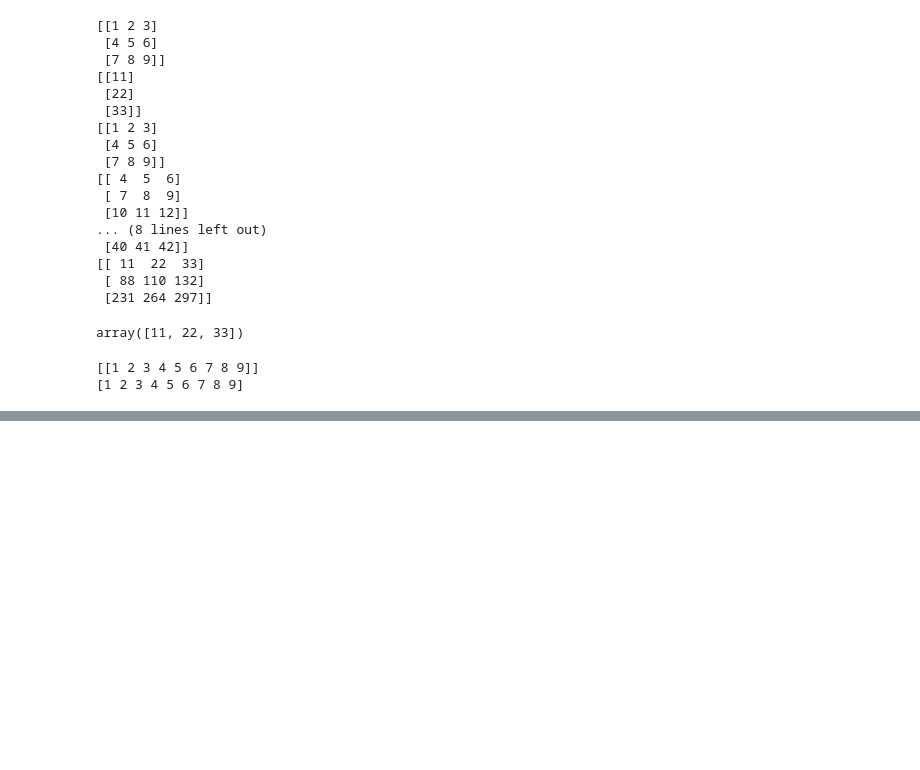
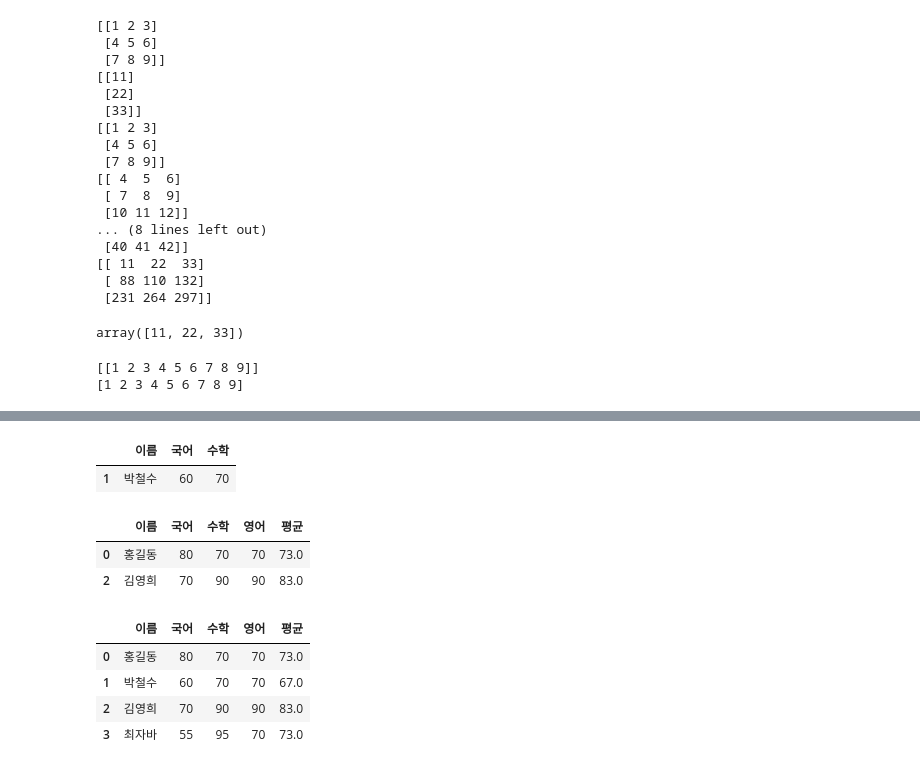
Before and after one commit to ManiacMemories/python_JH, a Jupyter notebook: python09.ipynb, the cells around one changed output, grey strips where cells are left out. Drawn from its saved outputs; the diff is of its cells as text; code cells hidden in the pictures; blank space fills up the shorter version.

```diff
--- a/python09.ipynb
+++ b/python09.ipynb
@@ -235,0 +677,22 @@ print(ff.flatten())
+# %%
+result.iloc[1:2,0:3]
+# %% [output]
+|  | 이름 | 국어 | 수학 |
+| 1 | 박철수 | 60 | 70 |
+# %%
+result[result['국어'] >= 70]
+# %% [output]
+|  | 이름 | 국어 | 수학 | 영어 | 평균 |
+| 0 | 홍길동 | 80 | 70 | 70 | 73.0 |
+| 2 | 김영희 | 70 | 90 | 90 | 83.0 |
+# %%
+# 컬럼 추가
+avg = (result['국어']+result['수학']+result['영어']) / 3
+result['평균'] = round(avg)
+result
+# %% [output]
+|  | 이름 | 국어 | 수학 | 영어 | 평균 |
+| 0 | 홍길동 | 80 | 70 | 70 | 73.0 |
+| 1 | 박철수 | 60 | 70 | 70 | 67.0 |
+| 2 | 김영희 | 70 | 90 | 90 | 83.0 |
+| 3 | 최자바 | 55 | 95 | 70 | 73.0 |
```
Also changed, not shown: parts of 38 cells of this notebook, 25 other files.
